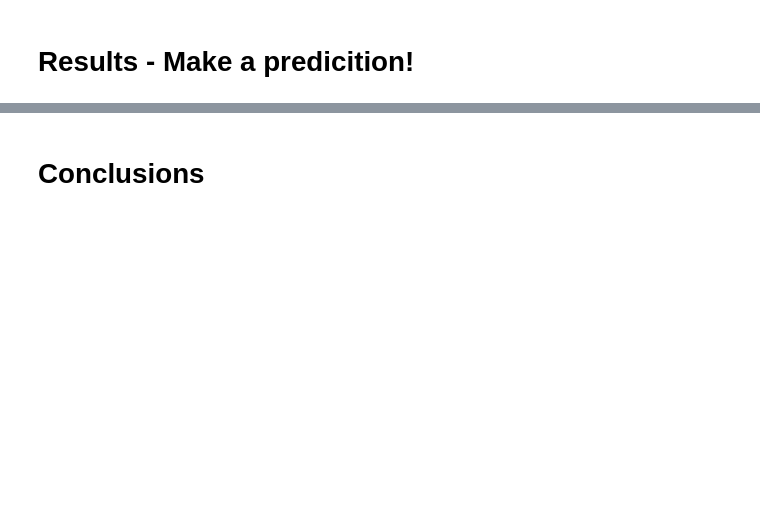
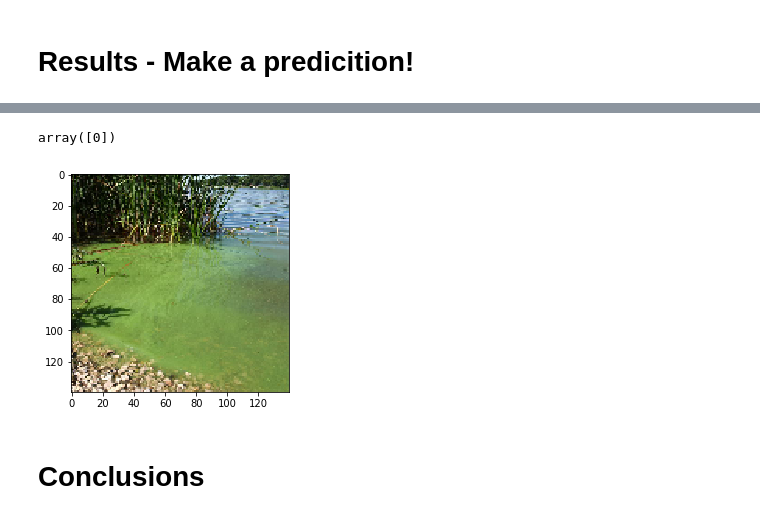
Before and after one commit to dalayne95/harmful-algal-bloom-detection, a Jupyter notebook: technical_notebook.ipynb, the cells around one changed output, grey strips where cells are left out. Cells and saved outputs as stored; diff of their text form; code cells hidden in the pictures; blank space fills up the shorter version.

```diff
--- a/technical_notebook.ipynb
+++ b/technical_notebook.ipynb
@@ -321 +326,6 @@ predict_image(saved_model, )
+# %%
+predict_image(saved_model, 'split/test/algae/download77.jpeg')
+# %% [output]
+array([0])
+[figure, added]
 # %%
```
Also changed, not shown: parts of 8 cells of this notebook, 1 other file.
